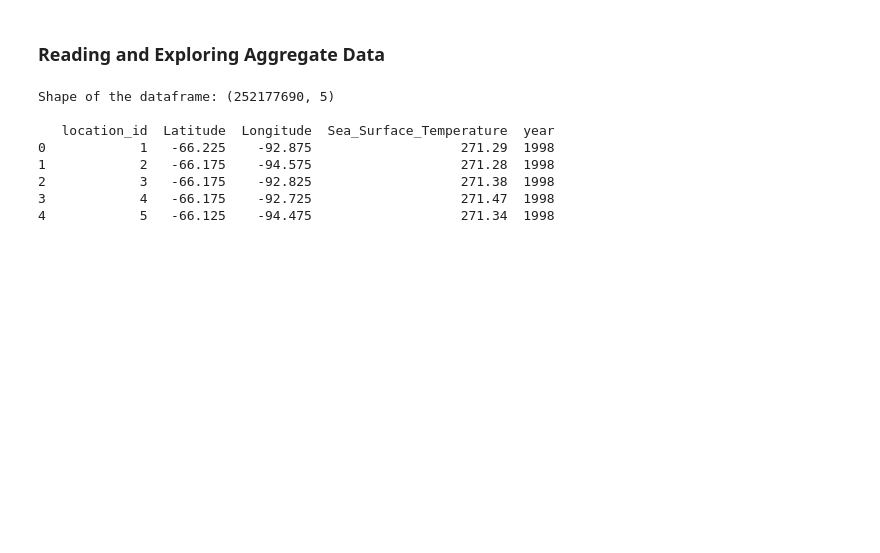
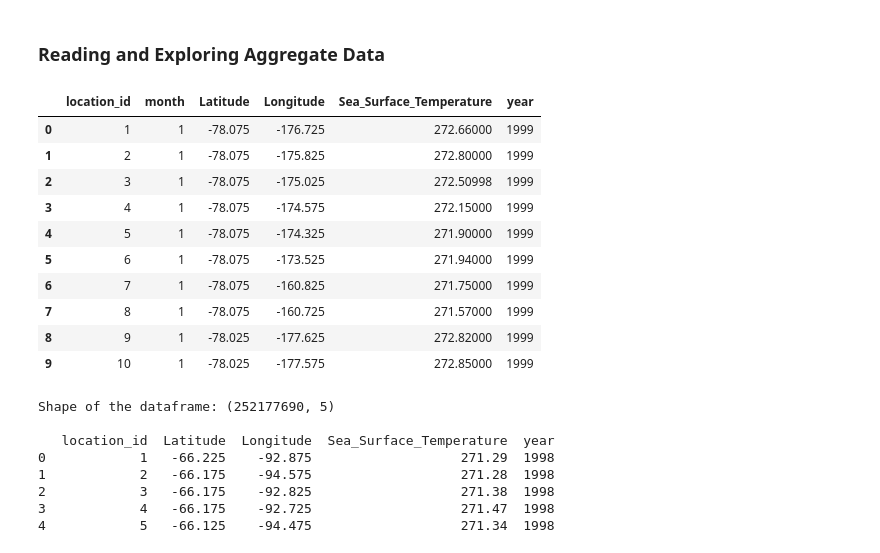
Before and after one commit to AlexFidalgo/El-Nino-La-Nina-Detection-Using-Complex-Networks, a Jupyter notebook: MainNotebook.ipynb, the cells around one changed output. Cells and saved outputs as stored; diff of their text form; code cells hidden in the pictures; blank space fills up the shorter version.

```diff
--- a/MainNotebook.ipynb
+++ b/MainNotebook.ipynb
@@ -244,6 +315,20 @@ Year = 2009. Number of distinct locations = 14466485 ||
 ### Reading and Exploring Aggregate Data
 # %%
 df = pd.read_csv(os.path.join(os.getcwd(), 'data', 'merged_data.csv'))
+# %%
+df
+# %% [output]
+|  | location_id | month | Latitude | Longitude | Sea_Surface_Temperature | year |
+| 0 | 1 | 1 | -78.075 | -176.725 | 272.66000 | 1999 |
+| 1 | 2 | 1 | -78.075 | -175.825 | 272.80000 | 1999 |
+| 2 | 3 | 1 | -78.075 | -175.025 | 272.50998 | 1999 |
+| 3 | 4 | 1 | -78.075 | -174.575 | 272.15000 | 1999 |
+| 4 | 5 | 1 | -78.075 | -174.325 | 271.90000 | 1999 |
+| 5 | 6 | 1 | -78.075 | -173.525 | 271.94000 | 1999 |
+| 6 | 7 | 1 | -78.075 | -160.825 | 271.75000 | 1999 |
+| 7 | 8 | 1 | -78.075 | -160.725 | 271.57000 | 1999 |
+| 8 | 9 | 1 | -78.025 | -177.625 | 272.82000 | 1999 |
+| 9 | 10 | 1 | -78.025 | -177.575 | 272.85000 | 1999 |
 # %%
 print(f"Shape of the dataframe: {df.shape}\n")
 print(df.head())
```
Also changed, not shown: parts of 30 cells of this notebook.
